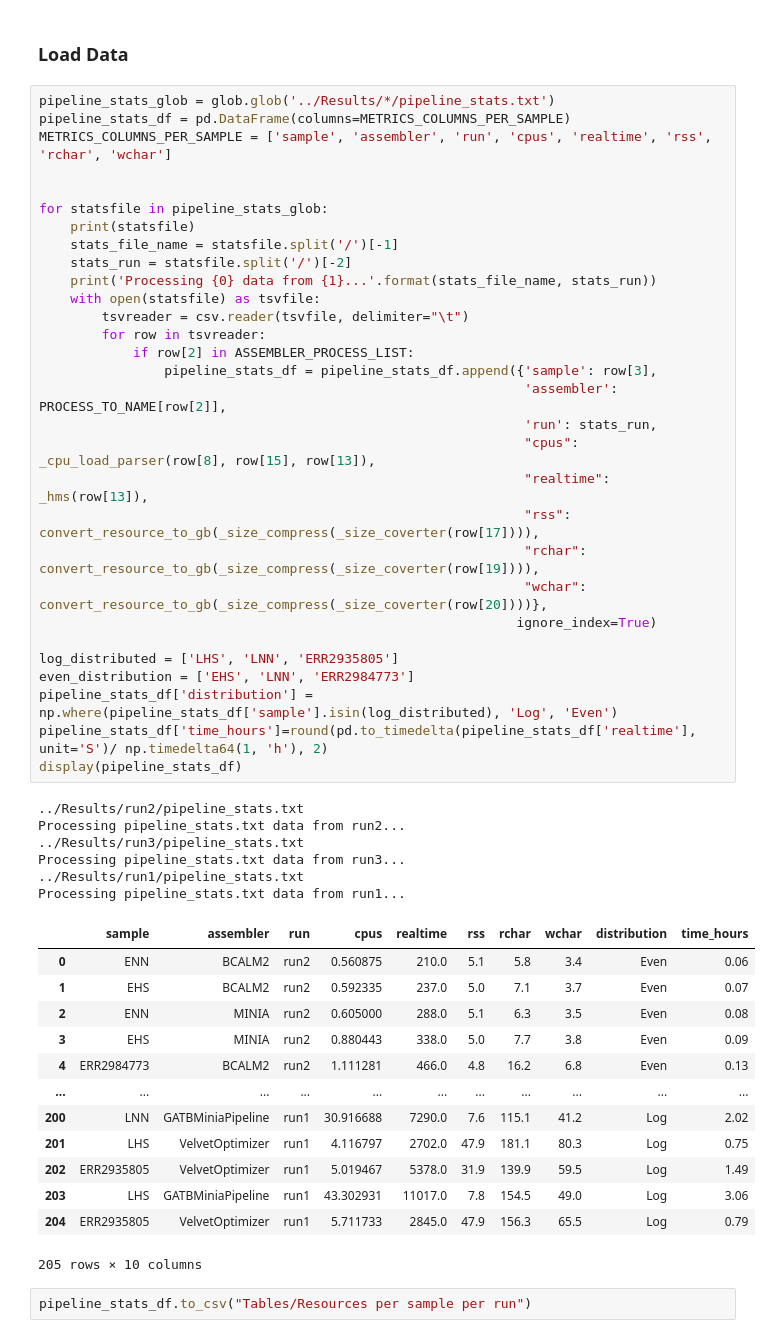
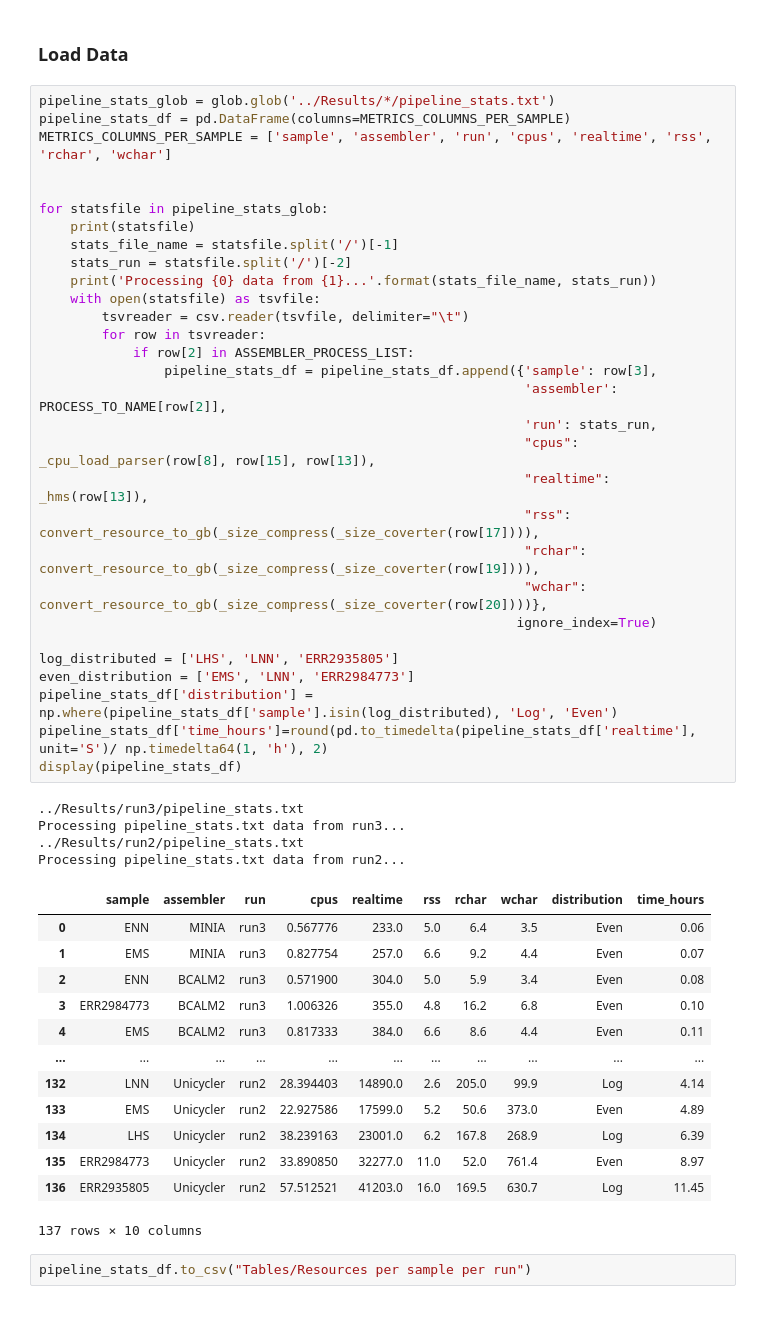
Before and after one commit to B-UMMI/LMAS_Manuscript_Analysis, a Jupyter notebook: Analysis/Performance.ipynb, the cells around one changed output. Cells and saved outputs as stored; diff of their text form.

```diff
--- a/Analysis/Performance.ipynb
+++ b/Analysis/Performance.ipynb
@@ -243,50 +241,48 @@ pipeline_stats_df = pd.DataFrame(columns=METRICS_COLUMNS_PER_SAMPLE)
 METRICS_COLUMNS_PER_SAMPLE = ['sample', 'assembler', 'run', 'cpus', 'realtime', 'rss', 'rchar', 'wchar']
 
 
 for statsfile in pipeline_stats_glob:
     print(statsfile)
     stats_file_name = statsfile.split('/')[-1]
     stats_run = statsfile.split('/')[-2]
     print('Processing {0} data from {1}...'.format(stats_file_name, stats_run))
     with open(statsfile) as tsvfile:
         tsvreader = csv.reader(tsvfile, delimiter="\t")
         for row in tsvreader:
             if row[2] in ASSEMBLER_PROCESS_LIST:
                 pipeline_stats_df = pipeline_stats_df.append({'sample': row[3],
                                                               'assembler': PROCESS_TO_NAME[row[2]],
                                                               'run': stats_run,
                                                               "cpus": _cpu_load_parser(row[8], row[15], row[13]),
                                                               "realtime": _hms(row[13]),
                                                               "rss": convert_resource_to_gb(_size_compress(_size_coverter(row[17]))),
                                                               "rchar": convert_resource_to_gb(_size_compress(_size_coverter(row[19]))),
                                                               "wchar": convert_resource_to_gb(_size_compress(_size_coverter(row[20])))},
                                                              ignore_index=True)
 
 log_distributed = ['LHS', 'LNN', 'ERR2935805']
-even_distribution = ['EHS', 'LNN', 'ERR2984773']
+even_distribution = ['EMS', 'LNN', 'ERR2984773']
 pipeline_stats_df['distribution'] = np.where(pipeline_stats_df['sample'].isin(log_distributed), 'Log', 'Even')
 pipeline_stats_df['time_hours']=round(pd.to_timedelta(pipeline_stats_df['realtime'], unit='S')/ np.timedelta64(1, 'h'), 2)
 display(pipeline_stats_df)
 # %% [output]
+../Results/run3/pipeline_stats.txt
+Processing pipeline_stats.txt data from run3...
 ../Results/run2/pipeline_stats.txt
 Processing pipeline_stats.txt data from run2...
-../Results/run3/pipeline_stats.txt
-Processing pipeline_stats.txt data from run3...
-../Results/run1/pipeline_stats.txt
-Processing pipeline_stats.txt data from run1...
 |  | sample | assembler | run | cpus | realtime | rss | rchar | wchar | distribution | time_hours |
-| 0 | ENN | BCALM2 | run2 | 0.560875 | 210.0 | 5.1 | 5.8 | 3.4 | Even | 0.06 |
-| 1 | EHS | BCALM2 | run2 | 0.592335 | 237.0 | 5.0 | 7.1 | 3.7 | Even | 0.07 |
-| 2 | ENN | MINIA | run2 | 0.605000 | 288.0 | 5.1 | 6.3 | 3.5 | Even | 0.08 |
-| 3 | EHS | MINIA | run2 | 0.880443 | 338.0 | 5.0 | 7.7 | 3.8 | Even | 0.09 |
-| 4 | ERR2984773 | BCALM2 | run2 | 1.111281 | 466.0 | 4.8 | 16.2 | 6.8 | Even | 0.13 |
+| 0 | ENN | MINIA | run3 | 0.567776 | 233.0 | 5.0 | 6.4 | 3.5 | Even | 0.06 |
+| 1 | EMS | MINIA | run3 | 0.827754 | 257.0 | 6.6 | 9.2 | 4.4 | Even | 0.07 |
+| 2 | ENN | BCALM2 | run3 | 0.571900 | 304.0 | 5.0 | 5.9 | 3.4 | Even | 0.08 |
+| 3 | ERR2984773 | BCALM2 | run3 | 1.006326 | 355.0 | 4.8 | 16.2 | 6.8 | Even | 0.10 |
+| 4 | EMS | BCALM2 | run3 | 0.817333 | 384.0 | 6.6 | 8.6 | 4.4 | Even | 0.11 |
 | ... | ... | ... | ... | ... | ... | ... | ... | ... | ... | ... |
-| 200 | LNN | GATBMiniaPipeline | run1 | 30.916688 | 7290.0 | 7.6 | 115.1 | 41.2 | Log | 2.02 |
-| 201 | LHS | VelvetOptimizer | run1 | 4.116797 | 2702.0 | 47.9 | 181.1 | 80.3 | Log | 0.75 |
-| 202 | ERR2935805 | VelvetOptimizer | run1 | 5.019467 | 5378.0 | 31.9 | 139.9 | 59.5 | Log | 1.49 |
-| 203 | LHS | GATBMiniaPipeline | run1 | 43.302931 | 11017.0 | 7.8 | 154.5 | 49.0 | Log | 3.06 |
-| 204 | ERR2935805 | VelvetOptimizer | run1 | 5.711733 | 2845.0 | 47.9 | 156.3 | 65.5 | Log | 0.79 |
+| 132 | LNN | Unicycler | run2 | 28.394403 | 14890.0 | 2.6 | 205.0 | 99.9 | Log | 4.14 |
+| 133 | EMS | Unicycler | run2 | 22.927586 | 17599.0 | 5.2 | 50.6 | 373.0 | Even | 4.89 |
+| 134 | LHS | Unicycler | run2 | 38.239163 | 23001.0 | 6.2 | 167.8 | 268.9 | Log | 6.39 |
+| 135 | ERR2984773 | Unicycler | run2 | 33.890850 | 32277.0 | 11.0 | 52.0 | 761.4 | Even | 8.97 |
+| 136 | ERR2935805 | Unicycler | run2 | 57.512521 | 41203.0 | 16.0 | 169.5 | 630.7 | Log | 11.45 |
-205 rows × 10 columns
+137 rows × 10 columns
 # %%
 pipeline_stats_df.to_csv("Tables/Resources per sample per run")
 # %% [markdown]
```
Also changed, not shown: parts of 5 cells of this notebook, 40 other files.
